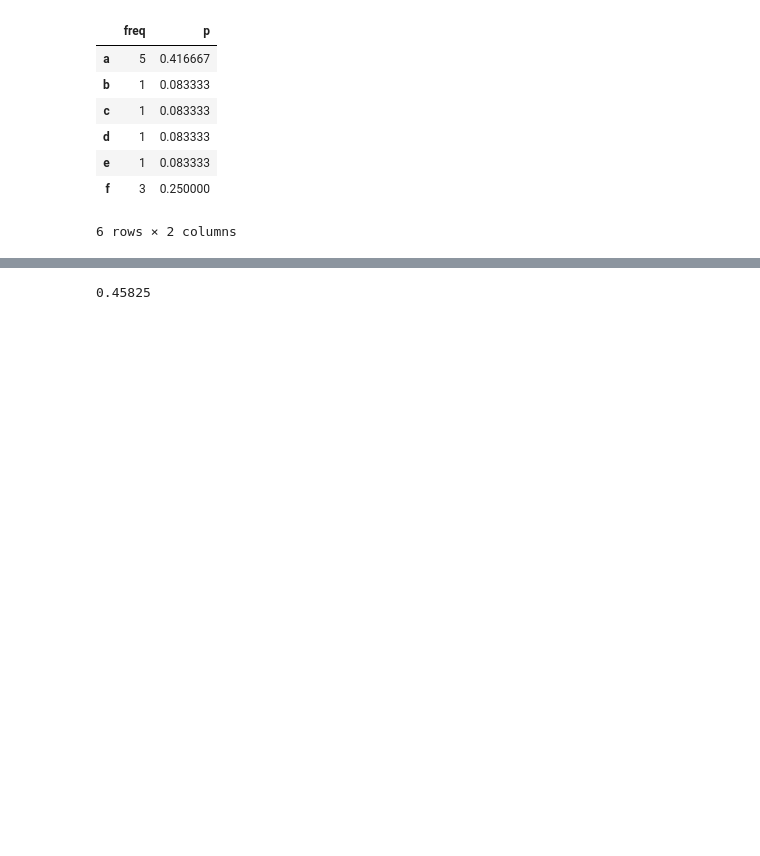
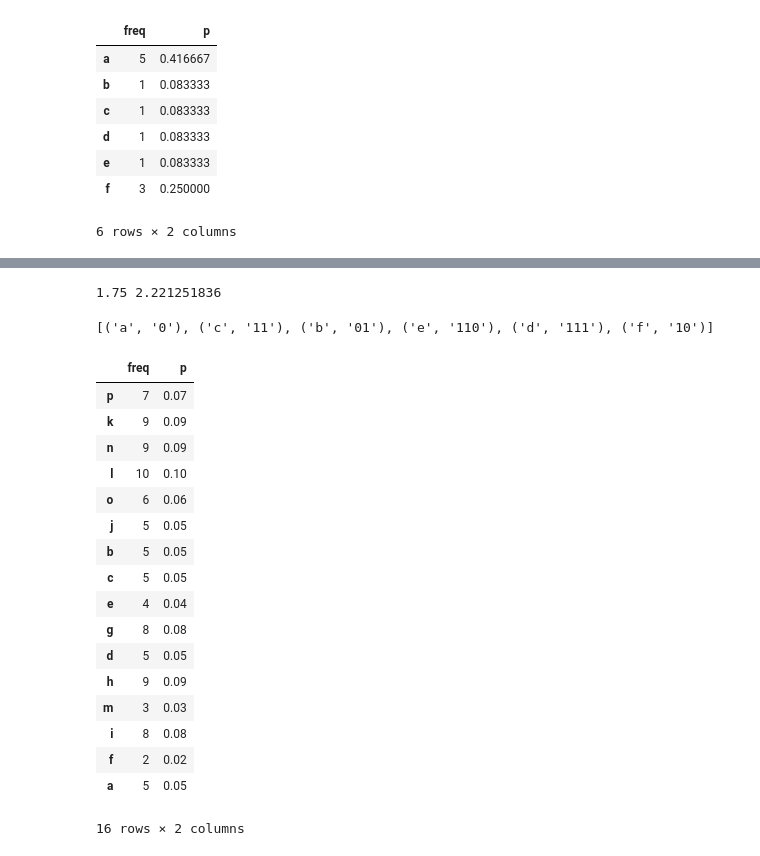
Before and after one commit to jordanlewis/sidedrive, a Jupyter notebook: babbler/cheerios_scratch.ipynb, the cells around one changed output, grey strips where cells are left out. Drawn from its saved outputs; the diff is of its cells as text; code cells hidden in the pictures; blank space fills up the shorter version.

```diff
--- a/babbler/cheerios_scratch.ipynb
+++ b/babbler/cheerios_scratch.ipynb
@@ -89,5 +89,34 @@ cc.pmf().frame()
 6 rows × 2 columns
-# %%
-0.25 + 0.25 * 0.833
-# %% [output]
-0.45825
+# %%
+print cc.information(), cc.pmf().entropy()
+# %% [output]
+1.75 2.221251836
+# %%
+[ (s, str(bv)) for (s,bv) in cc.lookup.items() ]
+# %% [output]
+[('a', '0'), ('c', '11'), ('b', '01'), ('e', '110'), ('d', '111'), ('f', '10')]
+# %%
+from random import randint
+pmf = PMF()
+for i in xrange(100) :
+    pmf.count(chr(ord('a') + randint(0,15)))
+pmf.frame()
+# %% [output]
+|  | freq | p |
+| p | 7 | 0.07 |
+| k | 9 | 0.09 |
+| n | 9 | 0.09 |
+| l | 10 | 0.10 |
+| o | 6 | 0.06 |
+| j | 5 | 0.05 |
+| b | 5 | 0.05 |
+| c | 5 | 0.05 |
+| e | 4 | 0.04 |
+| g | 8 | 0.08 |
+| d | 5 | 0.05 |
+| h | 9 | 0.09 |
+| m | 3 | 0.03 |
+| i | 8 | 0.08 |
+| f | 2 | 0.02 |
+| a | 5 | 0.05 |
+16 rows × 2 columns
```
Also changed, not shown: parts of 9 cells of this notebook, 3 other files.
